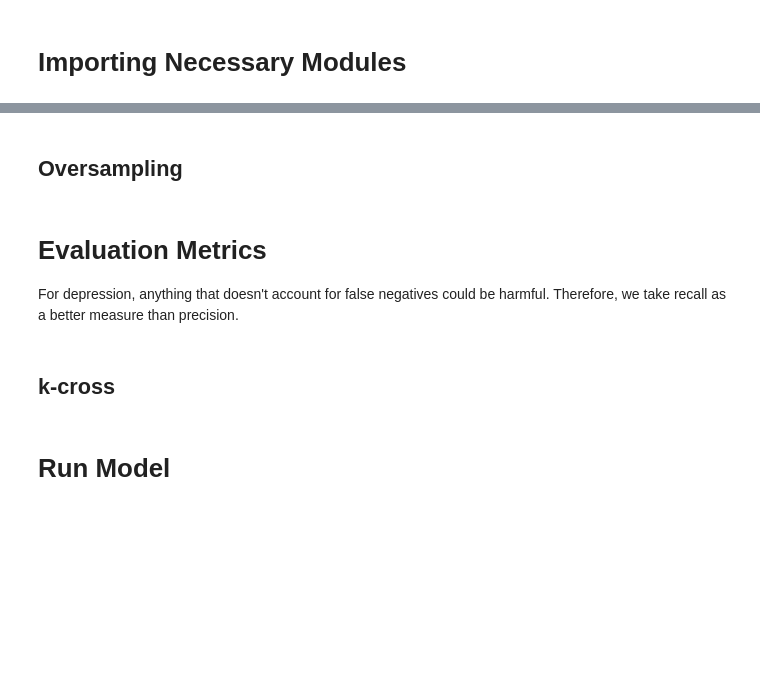
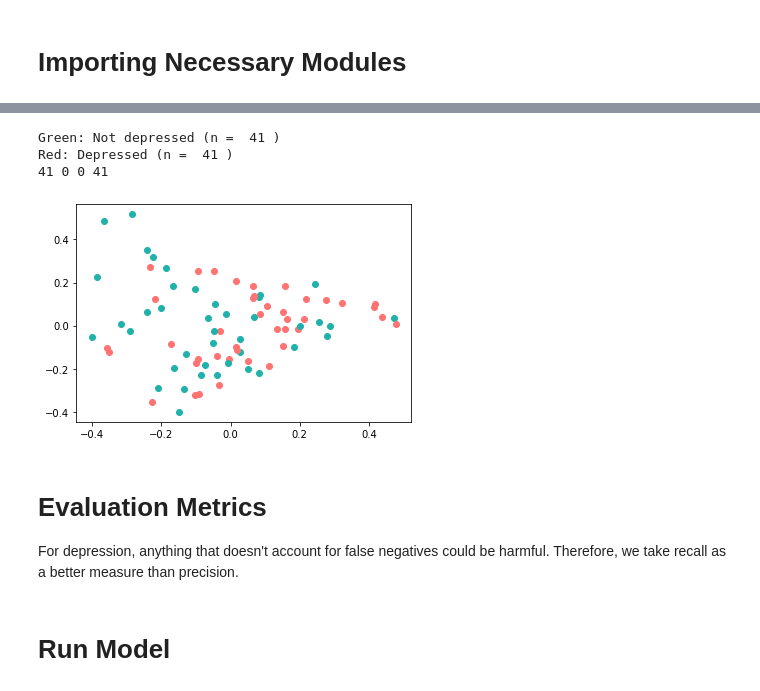
Before and after one commit to derong97/automatic-depression-detector, a Jupyter notebook: models/tfidf/tfidf.ipynb, the cells around one changed output, grey strips where cells are left out. Drawn from its saved outputs; the diff is of its cells as text; code cells hidden in the pictures; blank space fills up the shorter version.

```diff
--- a/models/tfidf/tfidf.ipynb
+++ b/models/tfidf/tfidf.ipynb
@@ -137 +209,8 @@ print(x.shape[0])
+# %%
+# shuffle the train data in unison because data is in order
+# reduces poor performance during k-cross validation when sampling data
+
+xu_train, yu_train = shuffle(xu_train, yu_train, random_state=RANDOM_STATE)
+
+xu_train.shape, X_test.shape, yu_train.shape, y_test.shape
 # %% [markdown]
@@ -251,8 +334,0 @@ Requirement already satisfied: pycparser in /usr/local/lib/python3.8/site-packag
-# %%
-# the ratio of minority class to majority class will be 1 after resampling
-us = RandomUnderSampler(random_state=42)
-
-xu_train, yu_train = us.fit_sample(x_train, y_train)
-xu_train_dense, yu_train_dense = us.fit_sample(x_train_dense, y_train)
-# %% [markdown]
-## Oversampling
@@ -263,2 +335,57 @@ xo_train_dense, yo_train_dense = us.fit_sample(x_train_dense, y_train)
+# %%
+num_clusters = 2
+num_seeds = 10
+max_iterations = 300
+
+labels_color_map = {
+    0: '#20b2aa', 1: '#ff7373'
+}
+
+pca_num_components = 2
+tsne_num_components = 2
+
+labels = phq_Binary
+# print labels
+
+# ----------------------------------------------------------------------------------------------------------------------
+
+reduced_data = PCA(n_components=pca_num_components).fit_transform(xu_train)
+# print reduced_data
+
+fig, ax = plt.subplots()
+
+A = 0 #counter for green and y = 0
+B = 0 #counter for red and y = 0
+C = 0 #counter for green and y = 1
+D = 0 #counter for red & y = 1
+
+for index, instance in enumerate(reduced_data):
+
+    pca_comp_1, pca_comp_2 = reduced_data[index]
+    color = labels_color_map[yu_train[index]]
+    ax.scatter(pca_comp_1, pca_comp_2, c=color)
+
+    y = yu_train[index]
+
+    if y == 0 and color == '#20b2aa':
+        A += 1
+    elif (y == 0 and color == '#ff7373'):
+        B += 1
+    elif (y == 1 and color == '#20b2aa'):
+        C += 1
+    elif (y == 1 and color == '#ff7373'):
+        D += 1
+
+
+print("Green: Not depressed (n = ", A+B, ")")
+print("Red: Depressed (n = ", C+D, ")")
+print(A,B,C,D)
+
+plt.show()
+# %% [output]
+Green: Not depressed (n =  41 )
+Red: Depressed (n =  41 )
+41 0 0 41
+[figure, added]
 # %% [markdown]
 # Evaluation Metrics
@@ -284,6 +412,4 @@ def evaluate_on_training_set(y_test, y_pred):
   plt.xlabel('False Positive Rate')
   plt.ylabel('True Positive Rate')
   plt.title('Receiver Operating Characteristic')
-# %% [markdown]
-## k-cross
 # %%
```
Also changed, not shown: parts of 68 cells of this notebook, 2 other files.
